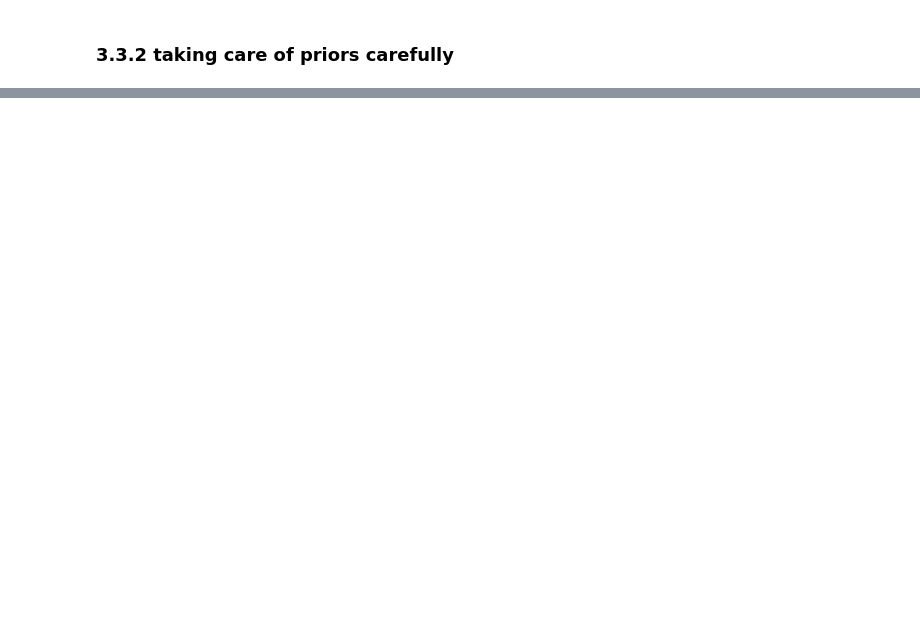
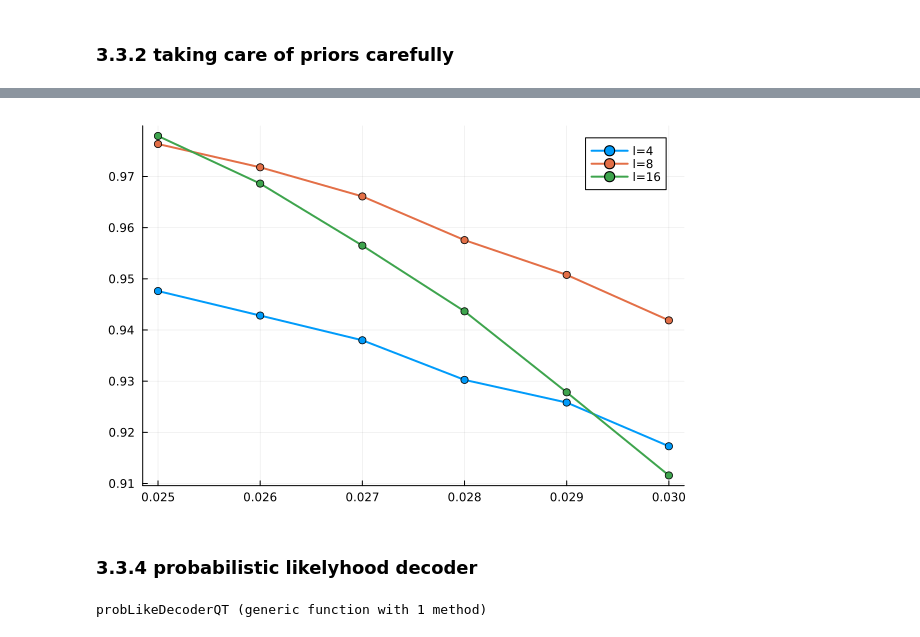
Before and after one commit to alilavas/toom, a Jupyter notebook: main.ipynb, the cells around one changed output, grey strips where cells are left out. Saved outputs shown, nothing was run; the diff lists cells and outputs as text; code cells hidden in the pictures; blank space fills up the shorter version.

```diff
--- a/main.ipynb
+++ b/main.ipynb
@@ -803,0 +1111,22 @@ display(plt)
+# %%
+plt=plot()
+for i_l in eachindex(ls)
+    l=ls[i_l]
+    Ys=[]
+    for i_p in eachindex(ps)
+        push!(Ys, data[i_l,i_p])
+    end
+    plot!(plt,ps,Ys,label="l=$l",marker=:circle,lw=2)
+end
+display(plt)
+# %% [output]
+[figure, added]
+# %% [markdown]
+### 3.3.4 probabilistic likelyhood decoder
+# %%
+function probLikeDecoderQT(mus,decodingTable)
+    p1=decodingTable[mus]
+    return rand()<p1 ? -1 : 1
+end
+# %% [output]
+probLikeDecoderQT (generic function with 1 method)
```
Also changed, not shown: parts of 18 cells of this notebook.
